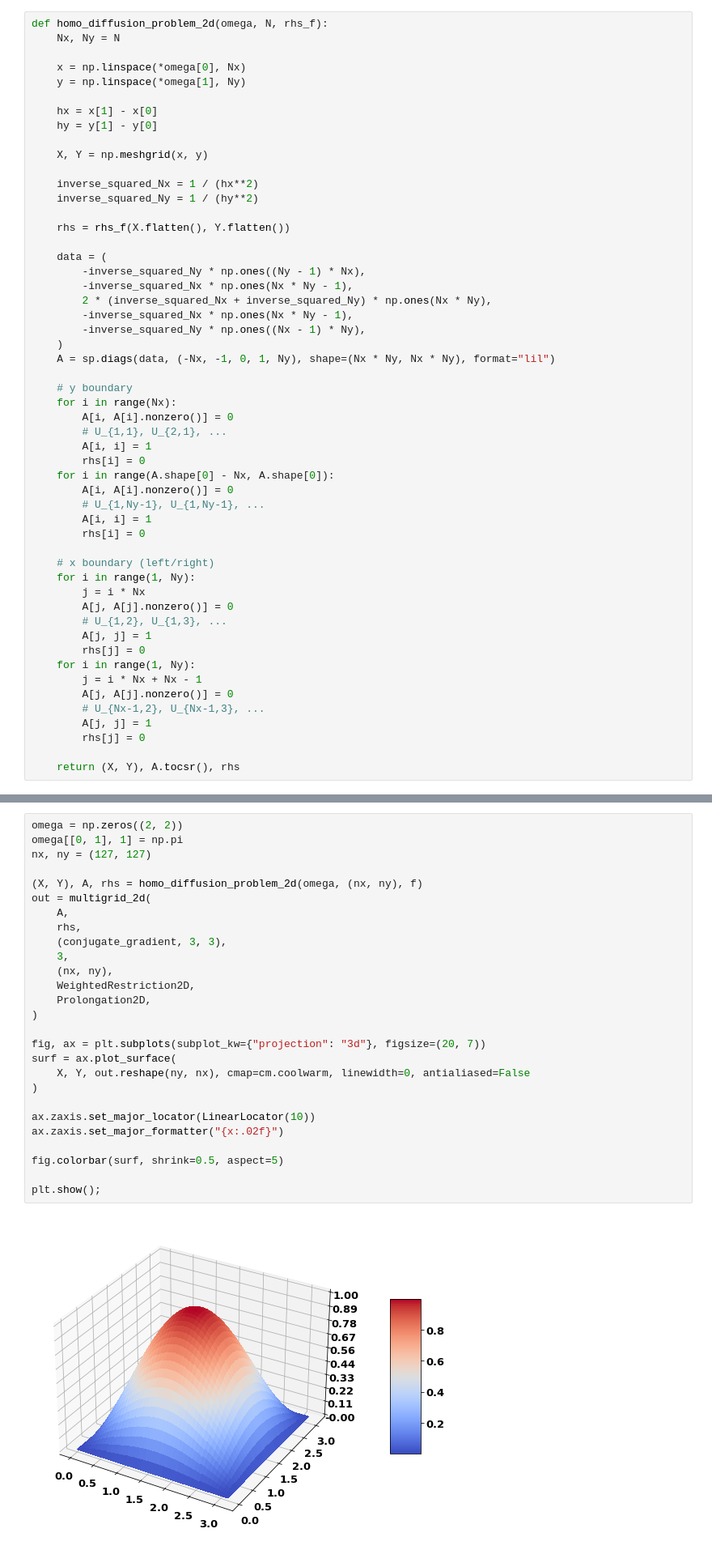
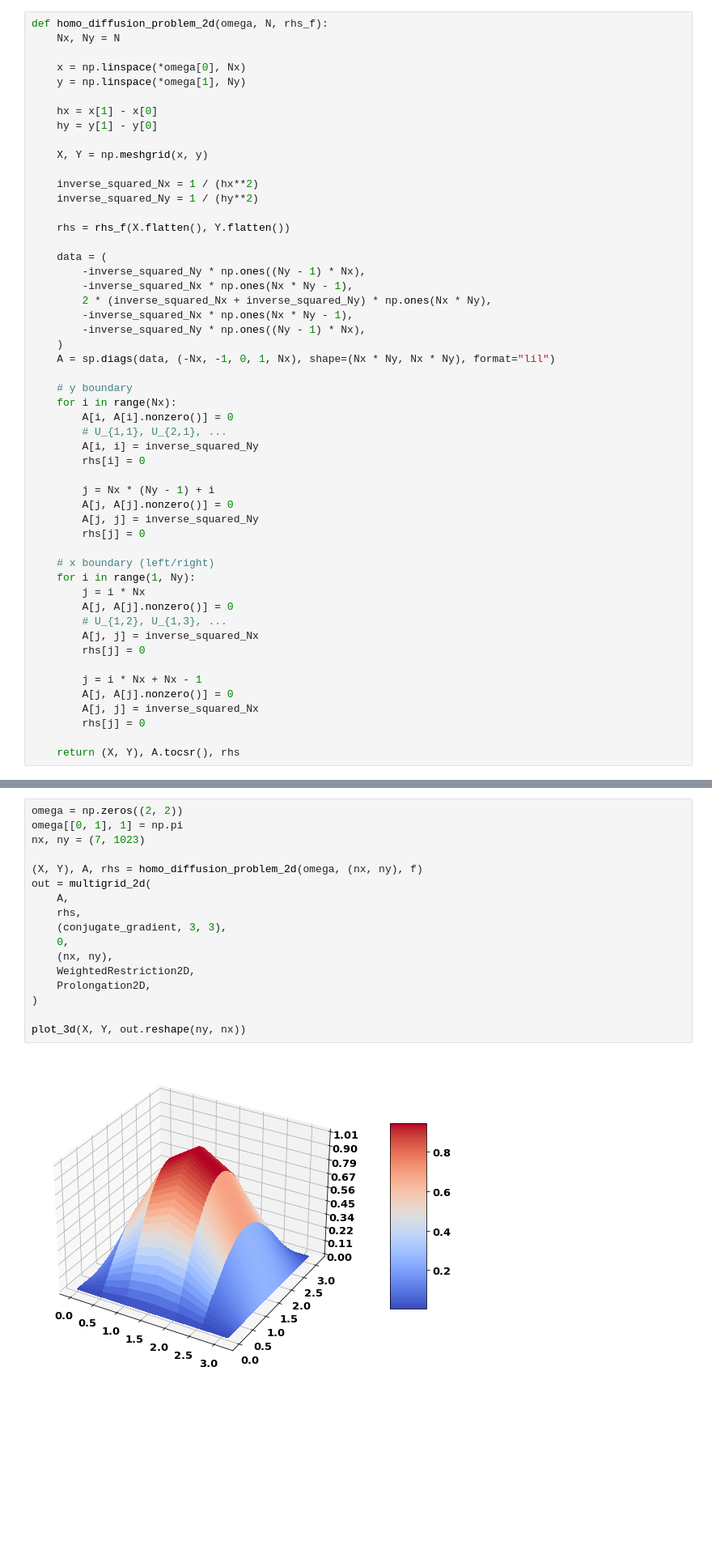
Before and after one commit to fandreuz/multigrid-pde, a Jupyter notebook: multigrid.ipynb, the cells around one changed output, grey strips where cells are left out. Shown at 81% size. Cells and saved outputs as stored; diff of their text form; blank space fills up the shorter version.

Commit message:
major fix when nx!=ny

```diff
--- a/multigrid.ipynb
+++ b/multigrid.ipynb
@@ -278,34 +278,33 @@ def homo_diffusion_problem_2d(omega, N, rhs_f):
         -inverse_squared_Nx * np.ones(Nx * Ny - 1),
         2 * (inverse_squared_Nx + inverse_squared_Ny) * np.ones(Nx * Ny),
         -inverse_squared_Nx * np.ones(Nx * Ny - 1),
-        -inverse_squared_Ny * np.ones((Nx - 1) * Ny),
+        -inverse_squared_Ny * np.ones((Ny - 1) * Nx),
     )
-    A = sp.diags(data, (-Nx, -1, 0, 1, Ny), shape=(Nx * Ny, Nx * Ny), format="lil")
+    A = sp.diags(data, (-Nx, -1, 0, 1, Nx), shape=(Nx * Ny, Nx * Ny), format="lil")
 
     # y boundary
     for i in range(Nx):
         A[i, A[i].nonzero()] = 0
         # U_{1,1}, U_{2,1}, ...
-        A[i, i] = 1
+        A[i, i] = inverse_squared_Ny
         rhs[i] = 0
-    for i in range(A.shape[0] - Nx, A.shape[0]):
-        A[i, A[i].nonzero()] = 0
-        # U_{1,Ny-1}, U_{1,Ny-1}, ...
-        A[i, i] = 1
-        rhs[i] = 0
+
+        j = Nx * (Ny - 1) + i
+        A[j, A[j].nonzero()] = 0
+        A[j, j] = inverse_squared_Ny
+        rhs[j] = 0
 
     # x boundary (left/right)
     for i in range(1, Ny):
         j = i * Nx
         A[j, A[j].nonzero()] = 0
         # U_{1,2}, U_{1,3}, ...
-        A[j, j] = 1
+        A[j, j] = inverse_squared_Nx
         rhs[j] = 0
-    for i in range(1, Ny):
+
         j = i * Nx + Nx - 1
         A[j, A[j].nonzero()] = 0
-        # U_{Nx-1,2}, U_{Nx-1,3}, ...
-        A[j, j] = 1
+        A[j, j] = inverse_squared_Nx
         rhs[j] = 0
 
     return (X, Y), A.tocsr(), rhs
@@ -363,29 +357,19 @@ plot_3d(X, Y, f(X, Y))
 # %%
 omega = np.zeros((2, 2))
 omega[[0, 1], 1] = np.pi
-nx, ny = (127, 127)
+nx, ny = (7, 1023)
 
 (X, Y), A, rhs = homo_diffusion_problem_2d(omega, (nx, ny), f)
 out = multigrid_2d(
     A,
     rhs,
     (conjugate_gradient, 3, 3),
-    3,
+    0,
     (nx, ny),
     WeightedRestriction2D,
     Prolongation2D,
 )
 
-fig, ax = plt.subplots(subplot_kw={"projection": "3d"}, figsize=(20, 7))
-surf = ax.plot_surface(
-    X, Y, out.reshape(ny, nx), cmap=cm.coolwarm, linewidth=0, antialiased=False
-)
-
-ax.zaxis.set_major_locator(LinearLocator(10))
-ax.zaxis.set_major_formatter("{x:.02f}")
-
-fig.colorbar(surf, shrink=0.5, aspect=5)
-
-plt.show();
+plot_3d(X, Y, out.reshape(ny, nx))
 # %% [output]
-[figure, old version]
+[figure, new version]
```
Also changed, not shown: parts of 2 cells of this notebook.
